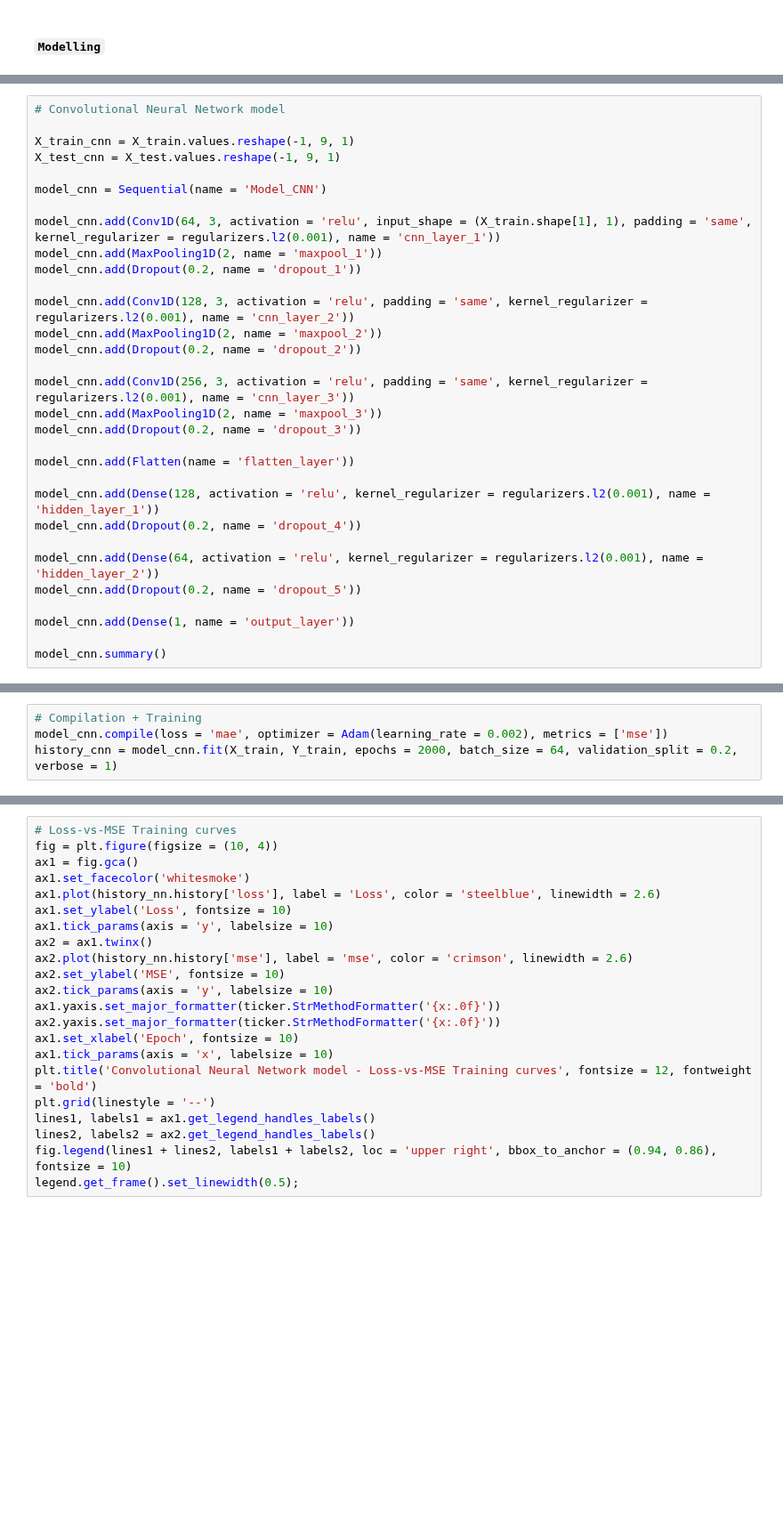
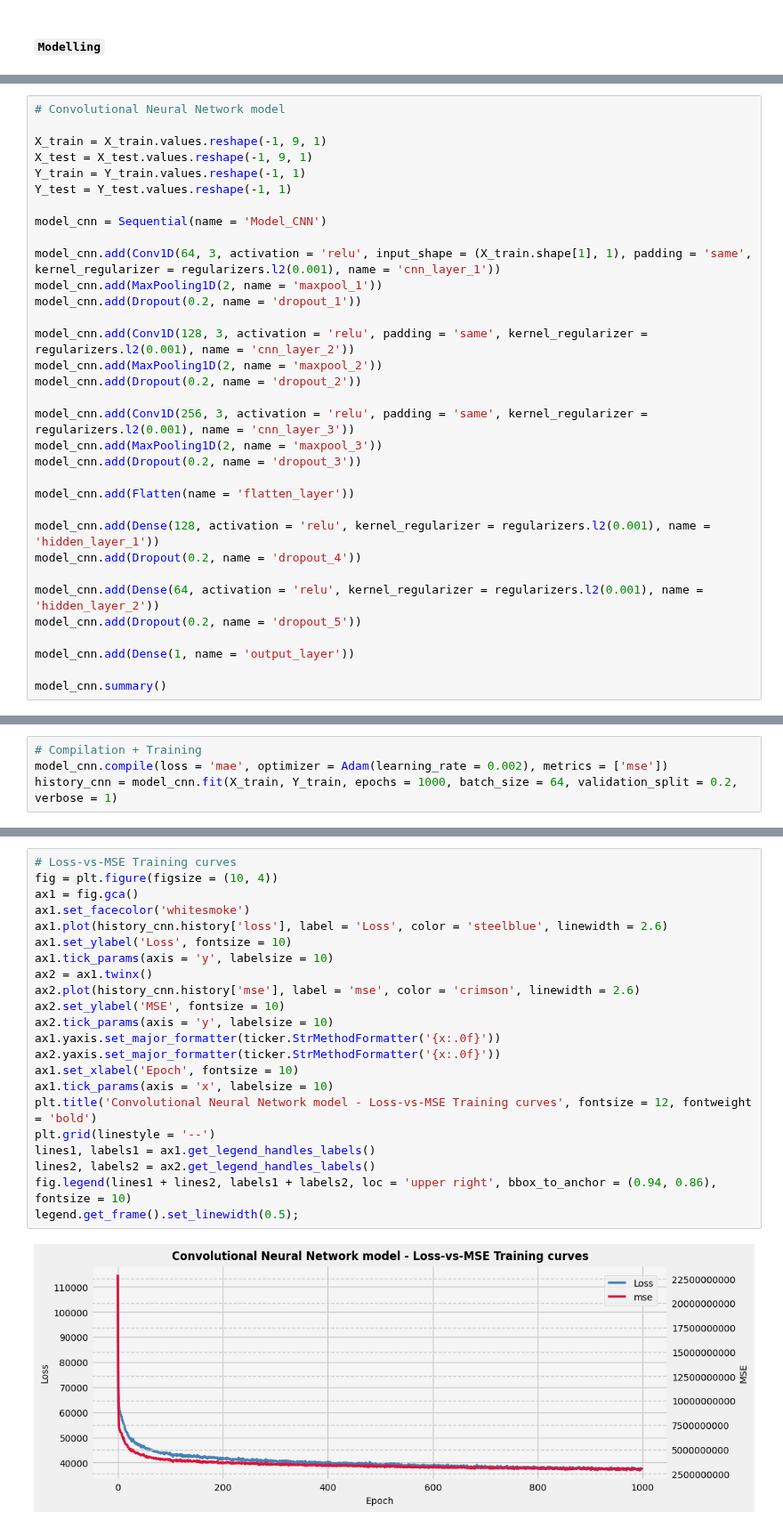
Before and after one commit to sranillac/SRC_UniOvi, a Jupyter notebook: ML-DL/src/DL/DL-Regression/CaliforniaHousing/SRC_CaliforniaHousing.ipynb, the cells around one changed output, grey strips where cells are left out. Shown at 89% size. Drawn from its saved outputs; the diff is of its cells as text; blank space fills up the shorter version.

```diff
--- a/ML-DL/src/DL/DL-Regression/CaliforniaHousing/SRC_CaliforniaHousing.ipynb
+++ b/ML-DL/src/DL/DL-Regression/CaliforniaHousing/SRC_CaliforniaHousing.ipynb
@@ -313,8 +323,10 @@ legend.get_frame().set_linewidth(0.5);
 # %%
 # Convolutional Neural Network model
 
-X_train_cnn = X_train.values.reshape(-1, 9, 1)
-X_test_cnn = X_test.values.reshape(-1, 9, 1)
+X_train = X_train.values.reshape(-1, 9, 1)
+X_test = X_test.values.reshape(-1, 9, 1)
+Y_train = Y_train.values.reshape(-1, 1)
+Y_test = Y_test.values.reshape(-1, 1)
 
 model_cnn = Sequential(name = 'Model_CNN')
 
@@ -344,4 +378,4 @@ model_cnn.summary()
 # %%
 # Compilation + Training
 model_cnn.compile(loss = 'mae', optimizer = Adam(learning_rate = 0.002), metrics = ['mse'])
-history_cnn = model_cnn.fit(X_train, Y_train, epochs = 2000, batch_size = 64, validation_split = 0.2, verbose = 1)
+history_cnn = model_cnn.fit(X_train, Y_train, epochs = 1000, batch_size = 64, validation_split = 0.2, verbose = 1)
@@ -348,24 +400,26 @@ history_cnn = model_cnn.fit(X_train, Y_train, epochs = 2000, batch_size = 64, va
 # %%
 # Loss-vs-MSE Training curves
 fig = plt.figure(figsize = (10, 4))
 ax1 = fig.gca()
 ax1.set_facecolor('whitesmoke')
-ax1.plot(history_nn.history['loss'], label = 'Loss', color = 'steelblue', linewidth = 2.6)
+ax1.plot(history_cnn.history['loss'], label = 'Loss', color = 'steelblue', linewidth = 2.6)
 ax1.set_ylabel('Loss', fontsize = 10)
 ax1.tick_params(axis = 'y', labelsize = 10)
 ax2 = ax1.twinx()
-ax2.plot(history_nn.history['mse'], label = 'mse', color = 'crimson', linewidth = 2.6)
+ax2.plot(history_cnn.history['mse'], label = 'mse', color = 'crimson', linewidth = 2.6)
 ax2.set_ylabel('MSE', fontsize = 10)
 ax2.tick_params(axis = 'y', labelsize = 10)
 ax1.yaxis.set_major_formatter(ticker.StrMethodFormatter('{x:.0f}'))
 ax2.yaxis.set_major_formatter(ticker.StrMethodFormatter('{x:.0f}'))
 ax1.set_xlabel('Epoch', fontsize = 10)
 ax1.tick_params(axis = 'x', labelsize = 10)
 plt.title('Convolutional Neural Network model - Loss-vs-MSE Training curves', fontsize = 12, fontweight = 'bold')
 plt.grid(linestyle = '--')
 lines1, labels1 = ax1.get_legend_handles_labels()
 lines2, labels2 = ax2.get_legend_handles_labels()
 fig.legend(lines1 + lines2, labels1 + labels2, loc = 'upper right', bbox_to_anchor = (0.94, 0.86), fontsize = 10)
 legend.get_frame().set_linewidth(0.5);
+# %% [output]
+[figure, added]
 # %%
 # Model Prediction
```
Also changed, not shown: parts of 12 cells of this notebook.
